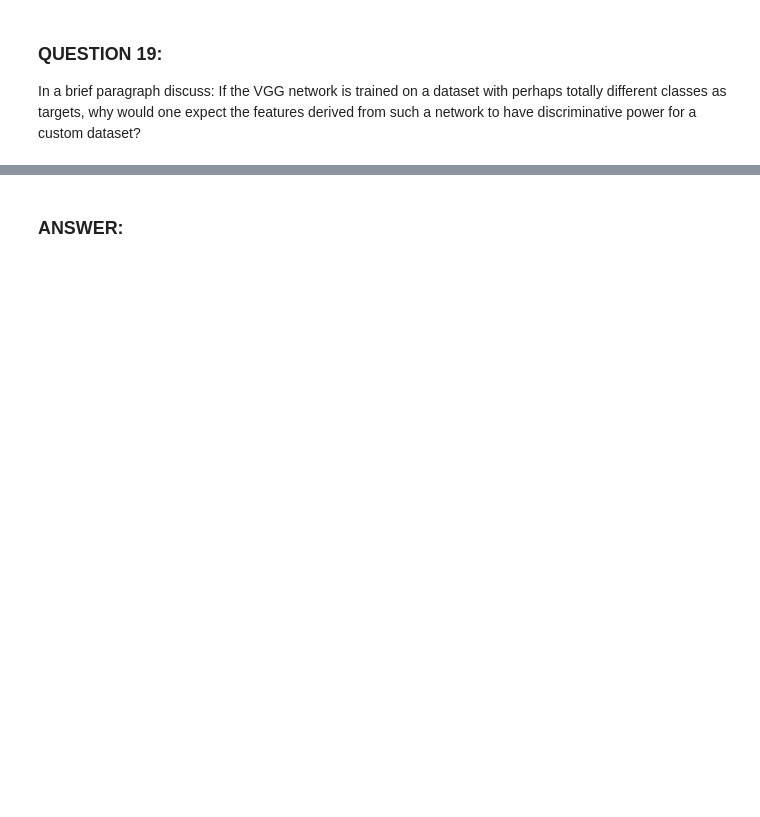
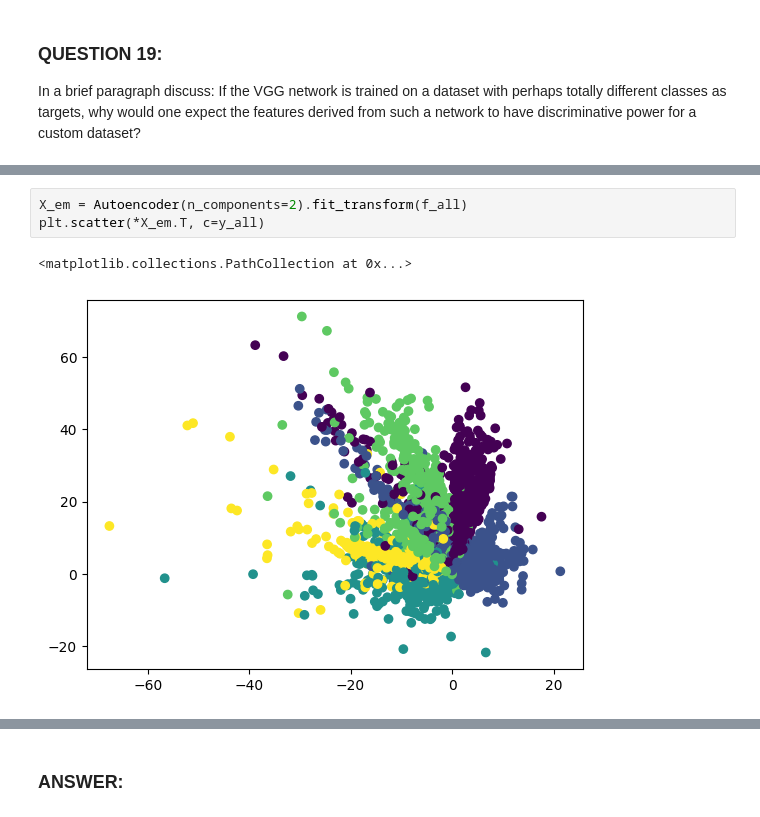
Before and after one commit to kbaseba/219, a Jupyter notebook: Project_2/project_2_code_p2.ipynb, the cells around one changed output, grey strips where cells are left out. Saved outputs shown, nothing was run; the diff lists cells and outputs as text; blank space fills up the shorter version.

```diff
--- a/Project_2/project_2_code_p2.ipynb
+++ b/Project_2/project_2_code_p2.ipynb
@@ -25,0 +286,6 @@ network to have discriminative power for a custom dataset?
+# %%
+X_em = Autoencoder(n_components=2).fit_transform(f_all)
+plt.scatter(*X_em.T, c=y_all)
+# %% [output]
+<matplotlib.collections.PathCollection at 0x...>
+[figure, added]
```
Also changed, not shown: parts of 59 cells of this notebook, 5 other files.
